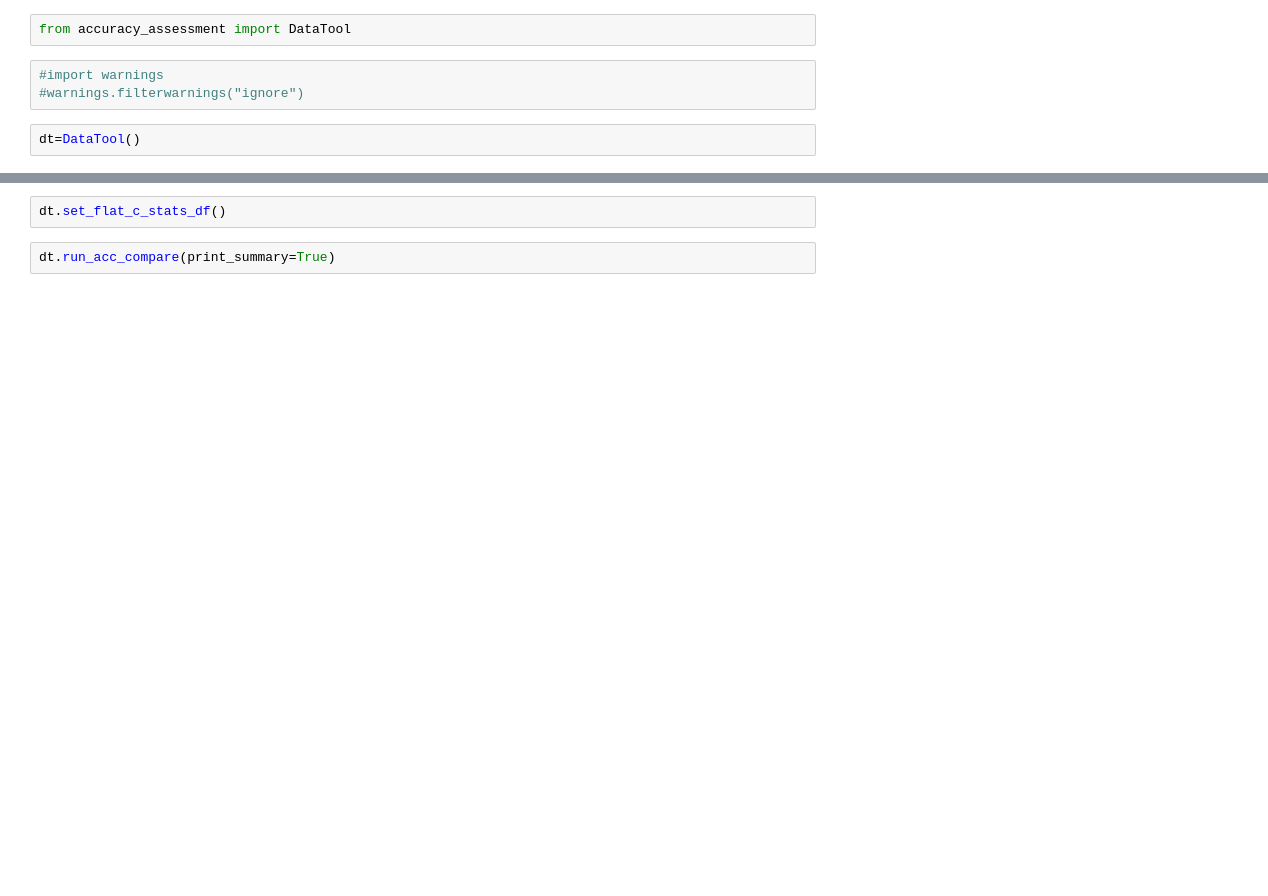
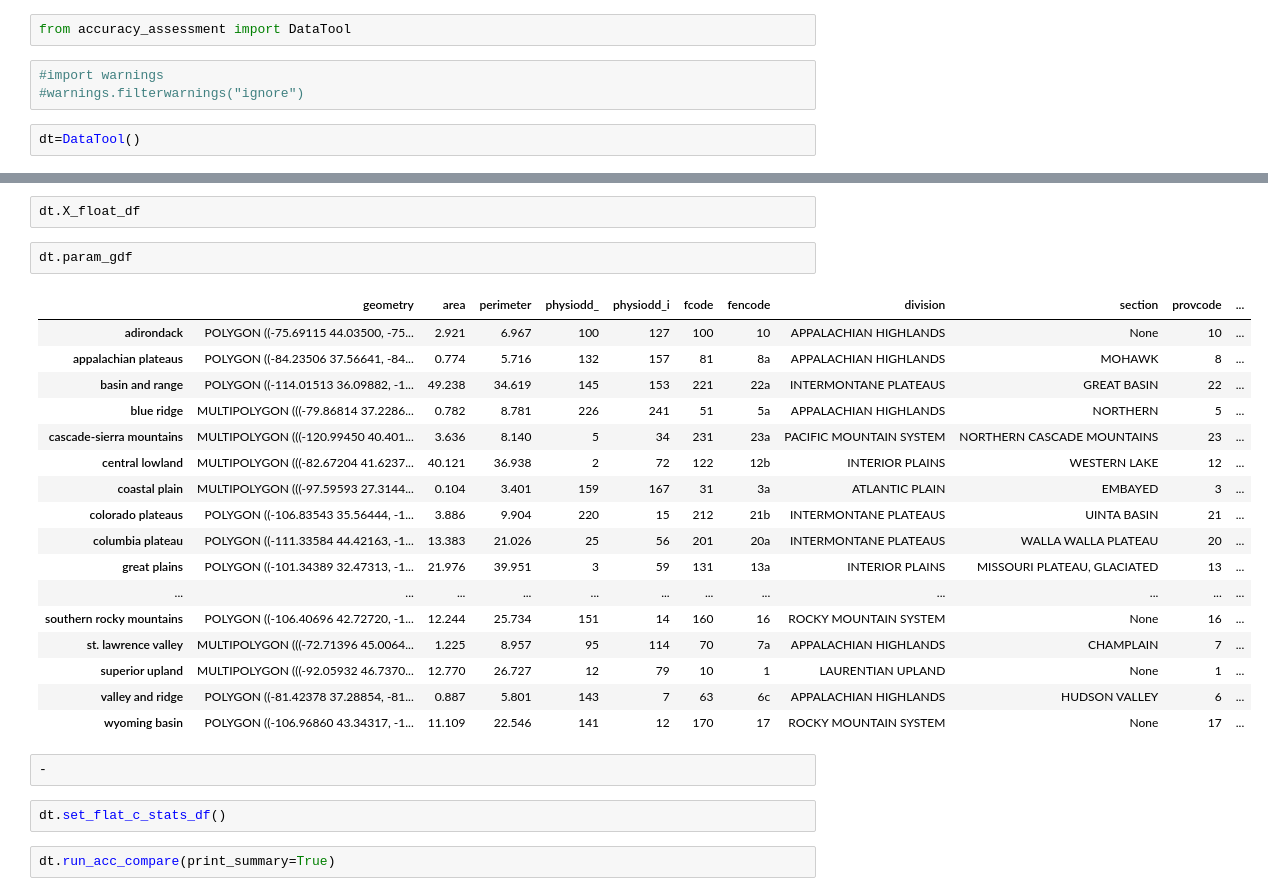
Before and after one commit to quanted/hms-handler, a Jupyter notebook: accuracy.ipynb, the cells around one changed output, grey strips where cells are left out. Cells and saved outputs as stored; diff of their text form; blank space fills up the shorter version.

```diff
--- a/accuracy.ipynb
+++ b/accuracy.ipynb
@@ -8,3 +123,27 @@ dt=DataTool()
+# %%
+dt.X_float_df
+# %%
+dt.param_gdf
+# %% [output]
+|  | geometry | area | perimeter | physiodd_ | physiodd_i | fcode | fencode | division | section | provcode | ... |
+| adirondack | POLYGON ((-75.69115 44.03500, -75... | 2.921 | 6.967 | 100 | 127 | 100 | 10 | APPALACHIAN HIGHLANDS | None | 10 | ... |
+| appalachian plateaus | POLYGON ((-84.23506 37.56641, -84... | 0.774 | 5.716 | 132 | 157 | 81 | 8a | APPALACHIAN HIGHLANDS | MOHAWK | 8 | ... |
+| basin and range | POLYGON ((-114.01513 36.09882, -1... | 49.238 | 34.619 | 145 | 153 | 221 | 22a | INTERMONTANE PLATEAUS | GREAT BASIN | 22 | ... |
+| blue ridge | MULTIPOLYGON (((-79.86814 37.2286... | 0.782 | 8.781 | 226 | 241 | 51 | 5a | APPALACHIAN HIGHLANDS | NORTHERN | 5 | ... |
+| cascade-sierra mountains | MULTIPOLYGON (((-120.99450 40.401... | 3.636 | 8.140 | 5 | 34 | 231 | 23a | PACIFIC MOUNTAIN SYSTEM | NORTHERN CASCADE MOUNTAINS | 23 | ... |
+| central lowland | MULTIPOLYGON (((-82.67204 41.6237... | 40.121 | 36.938 | 2 | 72 | 122 | 12b | INTERIOR PLAINS | WESTERN LAKE | 12 | ... |
+| coastal plain | MULTIPOLYGON (((-97.59593 27.3144... | 0.104 | 3.401 | 159 | 167 | 31 | 3a | ATLANTIC PLAIN | EMBAYED | 3 | ... |
+| colorado plateaus | POLYGON ((-106.83543 35.56444, -1... | 3.886 | 9.904 | 220 | 15 | 212 | 21b | INTERMONTANE PLATEAUS | UINTA BASIN | 21 | ... |
+| columbia plateau | POLYGON ((-111.33584 44.42163, -1... | 13.383 | 21.026 | 25 | 56 | 201 | 20a | INTERMONTANE PLATEAUS | WALLA WALLA PLATEAU | 20 | ... |
+| great plains | POLYGON ((-101.34389 32.47313, -1... | 21.976 | 39.951 | 3 | 59 | 131 | 13a | INTERIOR PLAINS | MISSOURI PLATEAU, GLACIATED | 13 | ... |
+| ... | ... | ... | ... | ... | ... | ... | ... | ... | ... | ... | ... |
+| southern rocky mountains | POLYGON ((-106.40696 42.72720, -1... | 12.244 | 25.734 | 151 | 14 | 160 | 16 | ROCKY MOUNTAIN SYSTEM | None | 16 | ... |
+| st. lawrence valley | MULTIPOLYGON (((-72.71396 45.0064... | 1.225 | 8.957 | 95 | 114 | 70 | 7a | APPALACHIAN HIGHLANDS | CHAMPLAIN | 7 | ... |
+| superior upland | MULTIPOLYGON (((-92.05932 46.7370... | 12.770 | 26.727 | 12 | 79 | 10 | 1 | LAURENTIAN UPLAND | None | 1 | ... |
+| valley and ridge | POLYGON ((-81.42378 37.28854, -81... | 0.887 | 5.801 | 143 | 7 | 63 | 6c | APPALACHIAN HIGHLANDS | HUDSON VALLEY | 6 | ... |
+| wyoming basin | POLYGON ((-106.96860 43.34317, -1... | 11.109 | 22.546 | 141 | 12 | 170 | 17 | ROCKY MOUNTAIN SYSTEM | None | 17 | ... |
+# %%
+-
 # %%
 dt.set_flat_c_stats_df()
 # %%
```
Also changed, not shown: parts of 15 cells of this notebook, 1 other file.
